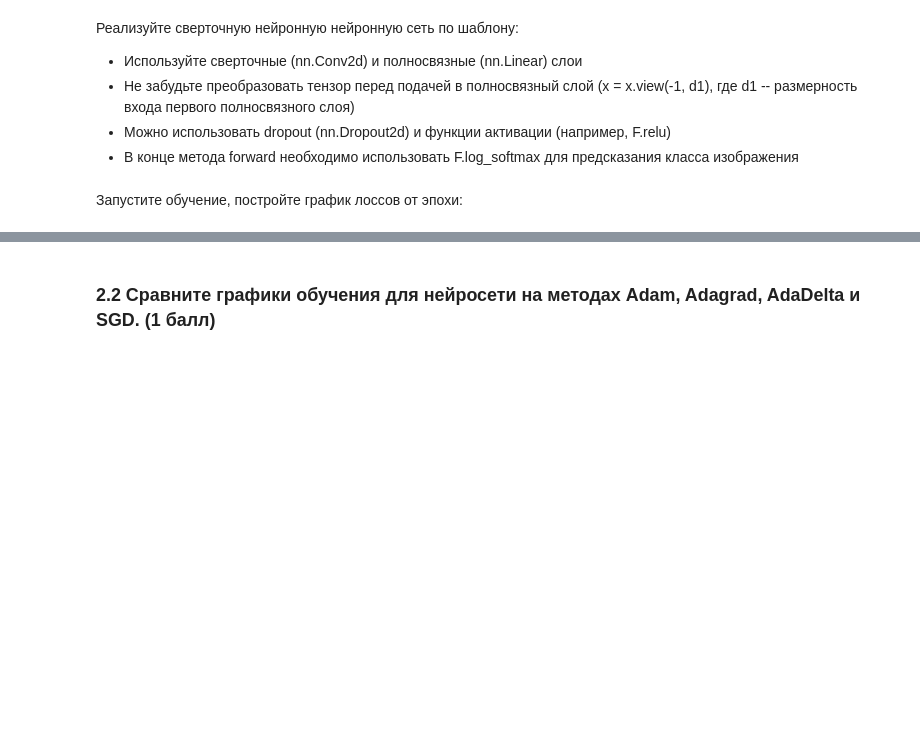
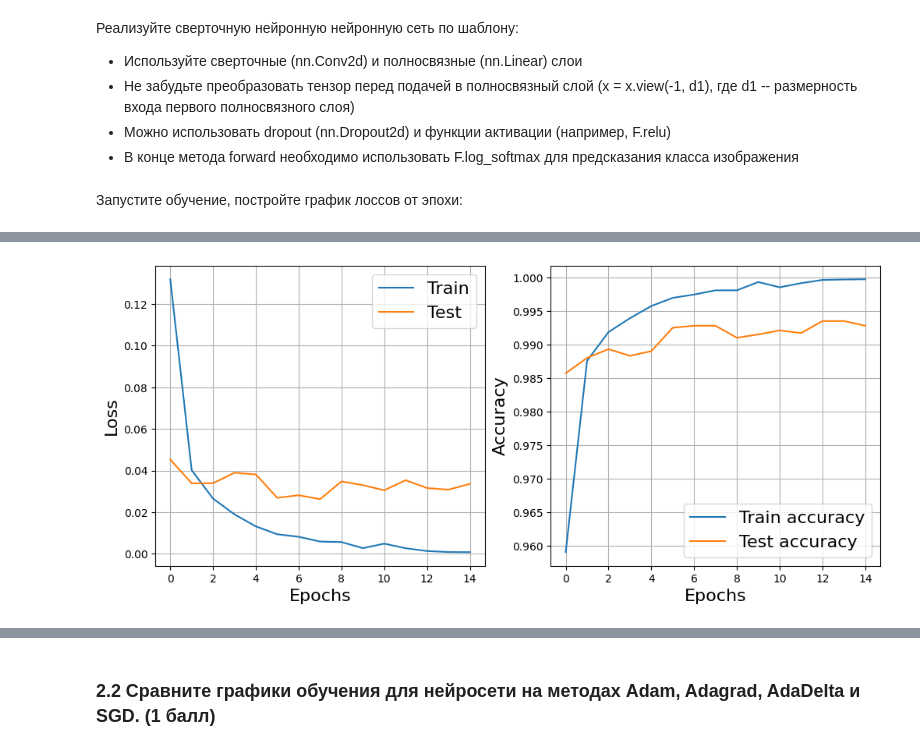
Before and after one commit to ladudin/VK-DL, a Jupyter notebook: lecture4/homework4.ipynb, the cells around one changed output, grey strips where cells are left out. Drawn from its saved outputs; the diff is of its cells as text; code cells hidden in the pictures; blank space fills up the shorter version.

```diff
--- a/lecture4/homework4.ipynb
+++ b/lecture4/homework4.ipynb
@@ -454,0 +481,5 @@ KeyboardInterrupt:
+# %%
+momentum_net = Net()
+momentum_optimizer = Momentum(params=momentum_net.parameters())
+train(momentum_net, momentum_optimizer, n_epochs=15)
+# %% [output]
@@ -454,0 +487 @@ KeyboardInterrupt:
+[figure, added]
```
Also changed, not shown: parts of 20 cells of this notebook.
